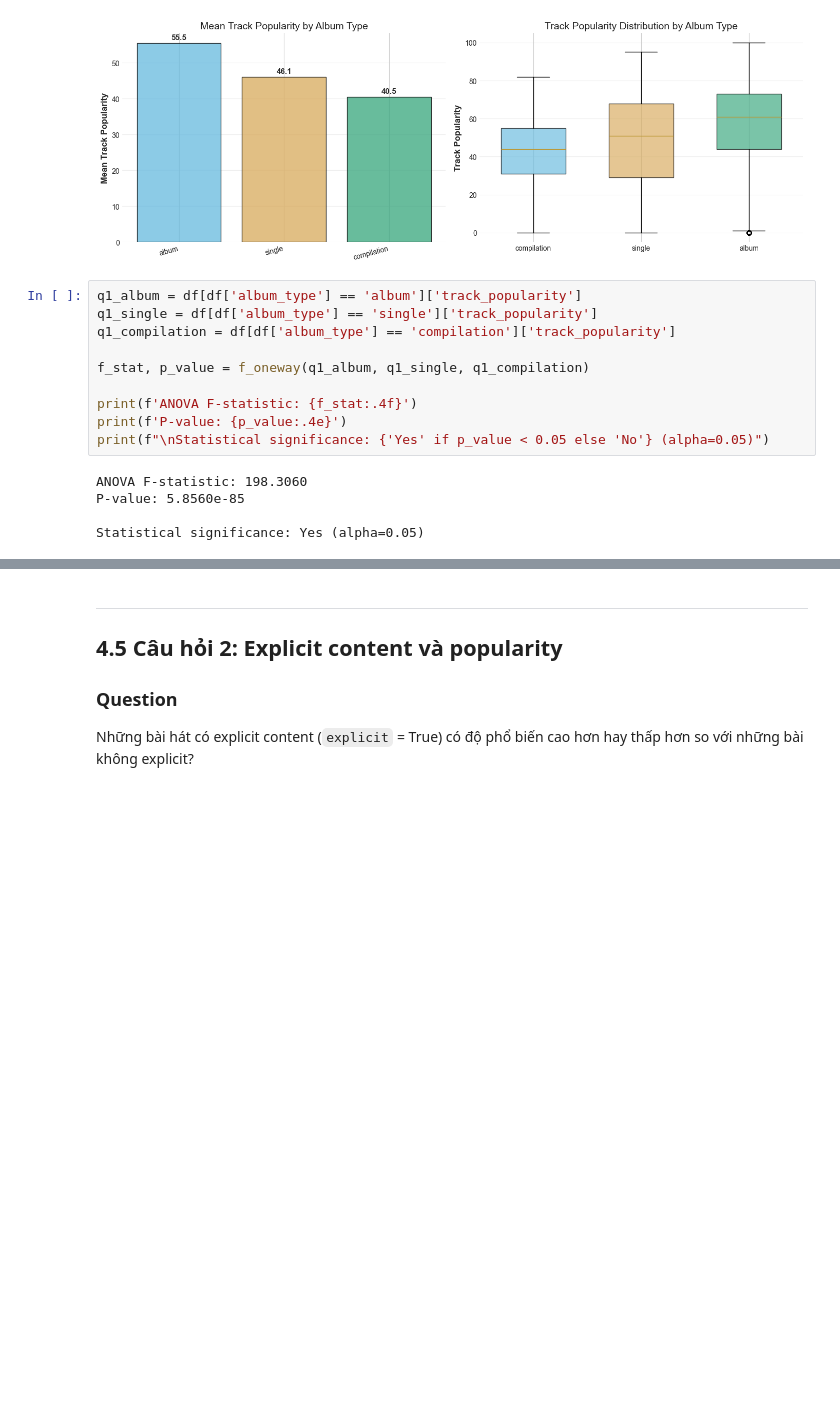
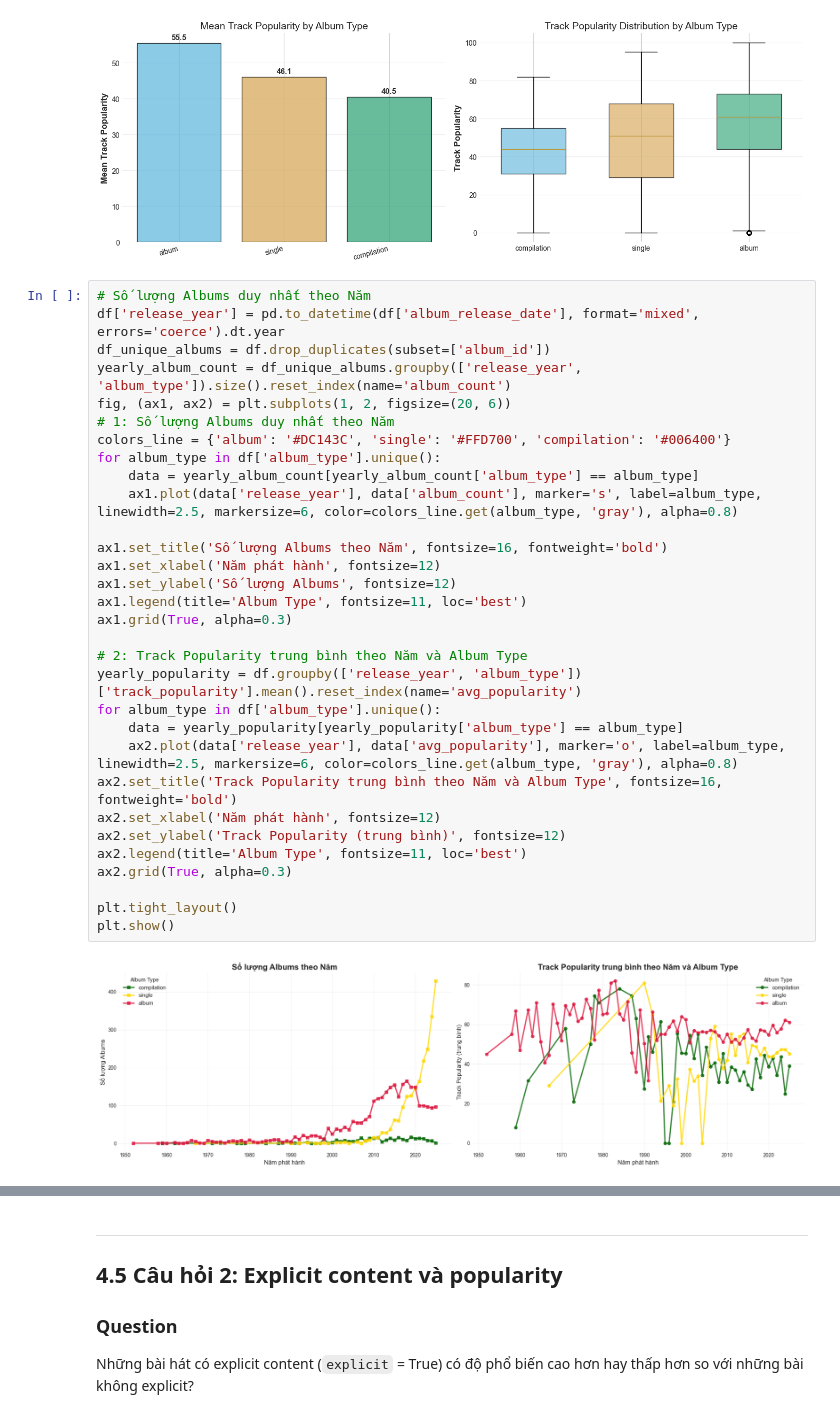
Before and after one commit to chisngyen/Spotify_Global_Music_Analysis, a Jupyter notebook: notebooks/final_notebook.ipynb, the cells around one changed output, grey strips where cells are left out. Drawn from its saved outputs; the diff is of its cells as text; blank space fills up the shorter version.

```diff
--- a/notebooks/final_notebook.ipynb
+++ b/notebooks/final_notebook.ipynb
@@ -896,20 +894,38 @@ plt.show()
 # %% [output]
 [figure]
 # %%
-q1_album = df[df['album_type'] == 'album']['track_popularity']
-q1_single = df[df['album_type'] == 'single']['track_popularity']
-q1_compilation = df[df['album_type'] == 'compilation']['track_popularity']
+# Số lượng Albums duy nhất theo Năm
+df['release_year'] = pd.to_datetime(df['album_release_date'], format='mixed', errors='coerce').dt.year
+df_unique_albums = df.drop_duplicates(subset=['album_id'])
+yearly_album_count = df_unique_albums.groupby(['release_year', 'album_type']).size().reset_index(name='album_count')
+fig, (ax1, ax2) = plt.subplots(1, 2, figsize=(20, 6))
+# 1: Số lượng Albums duy nhất theo Năm
+colors_line = {'album': '#DC143C', 'single': '#FFD700', 'compilation': '#006400'}
+for album_type in df['album_type'].unique():
+    data = yearly_album_count[yearly_album_count['album_type'] == album_type]
+    ax1.plot(data['release_year'], data['album_count'], marker='s', label=album_type, linewidth=2.5, markersize=6, color=colors_line.get(album_type, 'gray'), alpha=0.8)
 
-f_stat, p_value = f_oneway(q1_album, q1_single, q1_compilation)
+ax1.set_title('Số lượng Albums theo Năm', fontsize=16, fontweight='bold')
+ax1.set_xlabel('Năm phát hành', fontsize=12)
+ax1.set_ylabel('Số lượng Albums', fontsize=12)
+ax1.legend(title='Album Type', fontsize=11, loc='best')
+ax1.grid(True, alpha=0.3)
 
-print(f'ANOVA F-statistic: {f_stat:.4f}')
-print(f'P-value: {p_value:.4e}')
-print(f"\nStatistical significance: {'Yes' if p_value < 0.05 else 'No'} (alpha=0.05)")
+# 2: Track Popularity trung bình theo Năm và Album Type
+yearly_popularity = df.groupby(['release_year', 'album_type'])['track_popularity'].mean().reset_index(name='avg_popularity')
+for album_type in df['album_type'].unique():
+    data = yearly_popularity[yearly_popularity['album_type'] == album_type]
+    ax2.plot(data['release_year'], data['avg_popularity'], marker='o', label=album_type, linewidth=2.5, markersize=6, color=colors_line.get(album_type, 'gray'), alpha=0.8)
+ax2.set_title('Track Popularity trung bình theo Năm và Album Type', fontsize=16, fontweight='bold')
+ax2.set_xlabel('Năm phát hành', fontsize=12)
+ax2.set_ylabel('Track Popularity (trung bình)', fontsize=12)
+ax2.legend(title='Album Type', fontsize=11, loc='best')
+ax2.grid(True, alpha=0.3)
+
+plt.tight_layout()
+plt.show()
 # %% [output]
-ANOVA F-statistic: 198.3060
-P-value: 5.8560e-85
-
-Statistical significance: Yes (alpha=0.05)
+[figure, added]
 # %% [markdown]
 ### C. Kết quả & Giải thích
 
```
Also changed, not shown: parts of 12 cells of this notebook.
